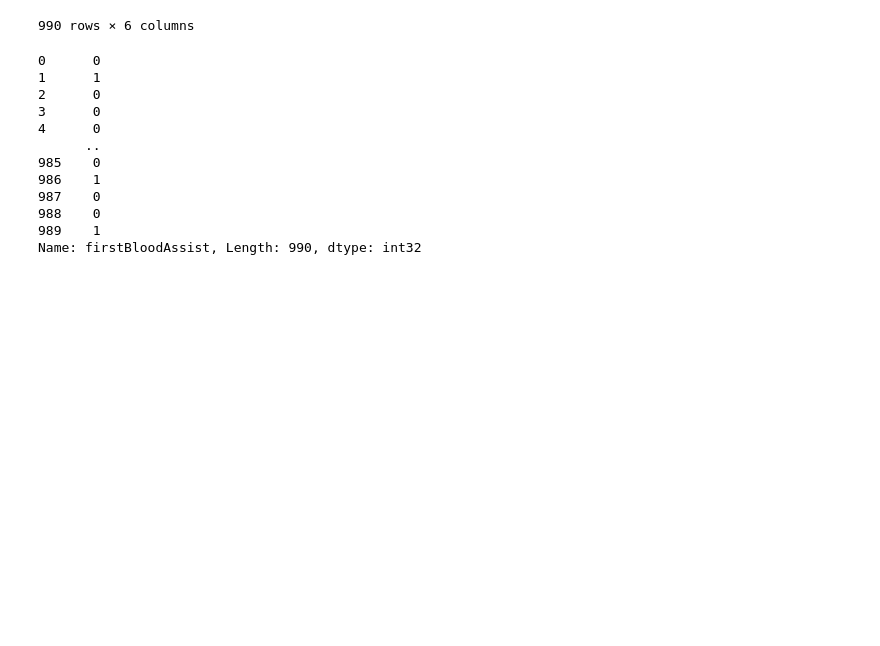
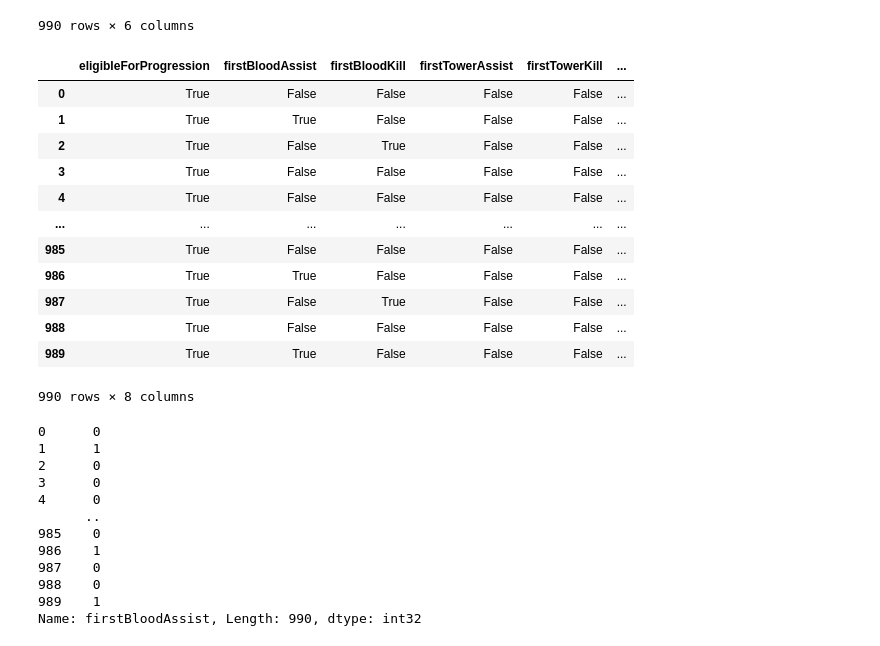
Before and after one commit to anhtq0111/data_governance, a Jupyter notebook: preprocess.ipynb, the cells around one changed output. Drawn from its saved outputs; the diff is of its cells as text; code cells hidden in the pictures; blank space fills up the shorter version.

```diff
--- a/preprocess.ipynb
+++ b/preprocess.ipynb
@@ -146,4 +154,20 @@ object_columns
 | 988 | Jinx | BOTTOM | BOTTOM | CARRY | Đào Tuệ Linh | BOTTOM |
 | 989 | Gragas | UTILITY | BOTTOM | SUPPORT | Sát ảnh vương1 | UTILITY |
 990 rows × 6 columns
+# %%
+bool_columns
+# %% [output]
+|  | eligibleForProgression | firstBloodAssist | firstBloodKill | firstTowerAssist | firstTowerKill | ... |
+| 0 | True | False | False | False | False | ... |
+| 1 | True | True | False | False | False | ... |
+| 2 | True | False | True | False | False | ... |
+| 3 | True | False | False | False | False | ... |
+| 4 | True | False | False | False | False | ... |
+| ... | ... | ... | ... | ... | ... | ... |
+| 985 | True | False | False | False | False | ... |
+| 986 | True | True | False | False | False | ... |
+| 987 | True | False | True | False | False | ... |
+| 988 | True | False | False | False | False | ... |
+| 989 | True | True | False | False | False | ... |
+990 rows × 8 columns
 # %%
```
Also changed, not shown: parts of 10 cells of this notebook.
